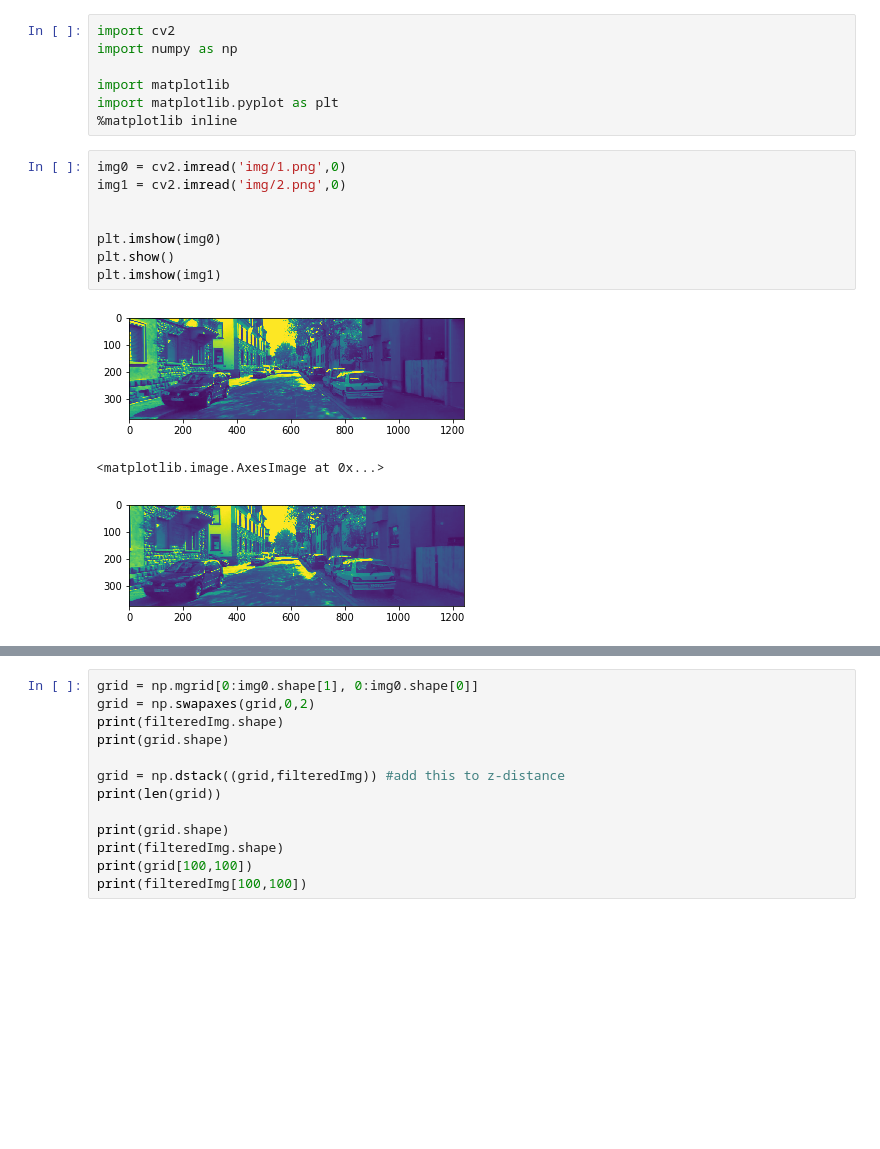
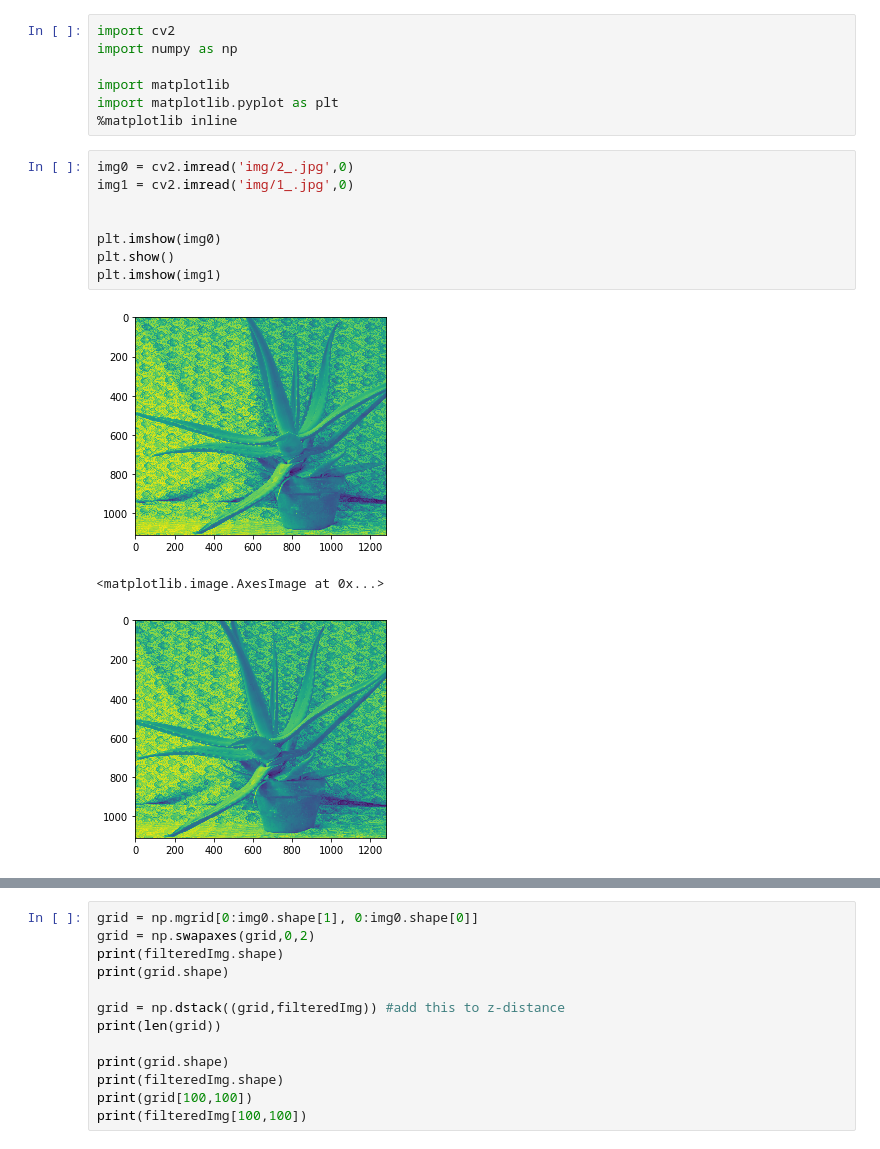
Before and after one commit to kemfic/fake-stereo, a Jupyter notebook: vis.ipynb, the cells around one changed output, grey strips where cells are left out. Cells and saved outputs as stored; diff of their text form; blank space fills up the shorter version.

```diff
--- a/vis.ipynb
+++ b/vis.ipynb
@@ -6,17 +6,17 @@ import matplotlib
 import matplotlib.pyplot as plt
 %matplotlib inline
 # %%
-img0 = cv2.imread('img/1.png',0)
-img1 = cv2.imread('img/2.png',0)
+img0 = cv2.imread('img/2_.jpg',0)
+img1 = cv2.imread('img/1_.jpg',0)
 
 
 plt.imshow(img0)
 plt.show()
 plt.imshow(img1)
 # %% [output]
-[figure, old version]
+[figure, new version]
 <matplotlib.image.AxesImage at 0x...>
-[figure, old version]
+[figure, new version]
 # %%
 # http://timosam.com/python_opencv_depthimage
 
```
Also changed, not shown: parts of 2 cells of this notebook, 5 other files.
